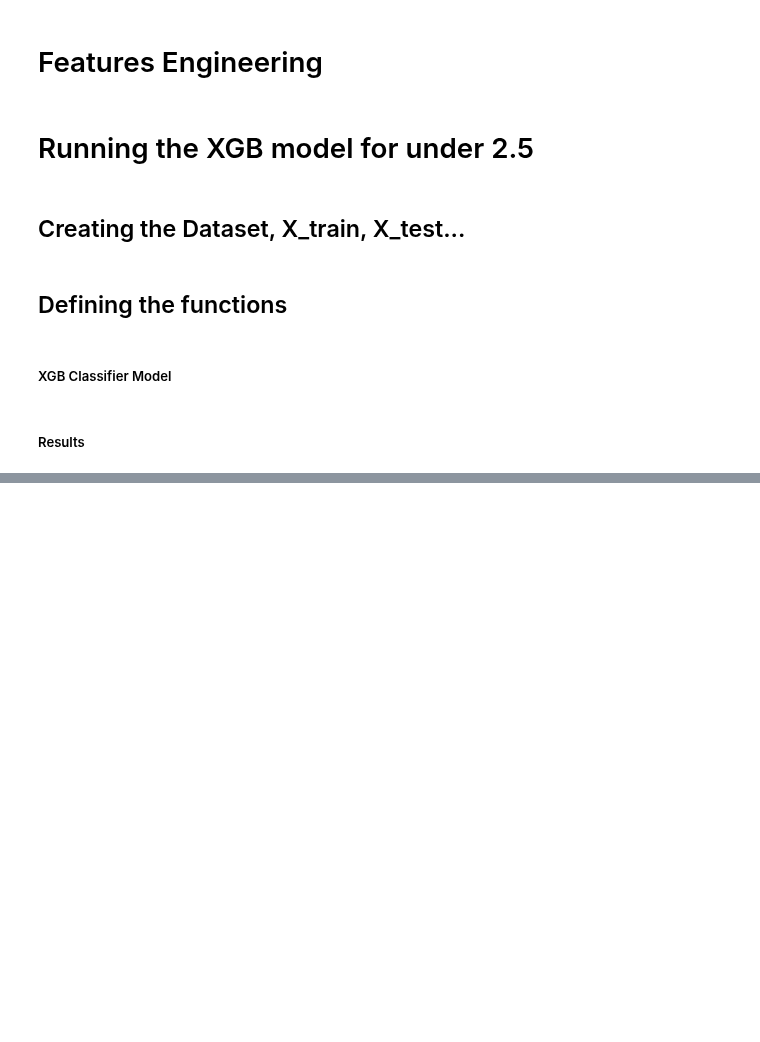
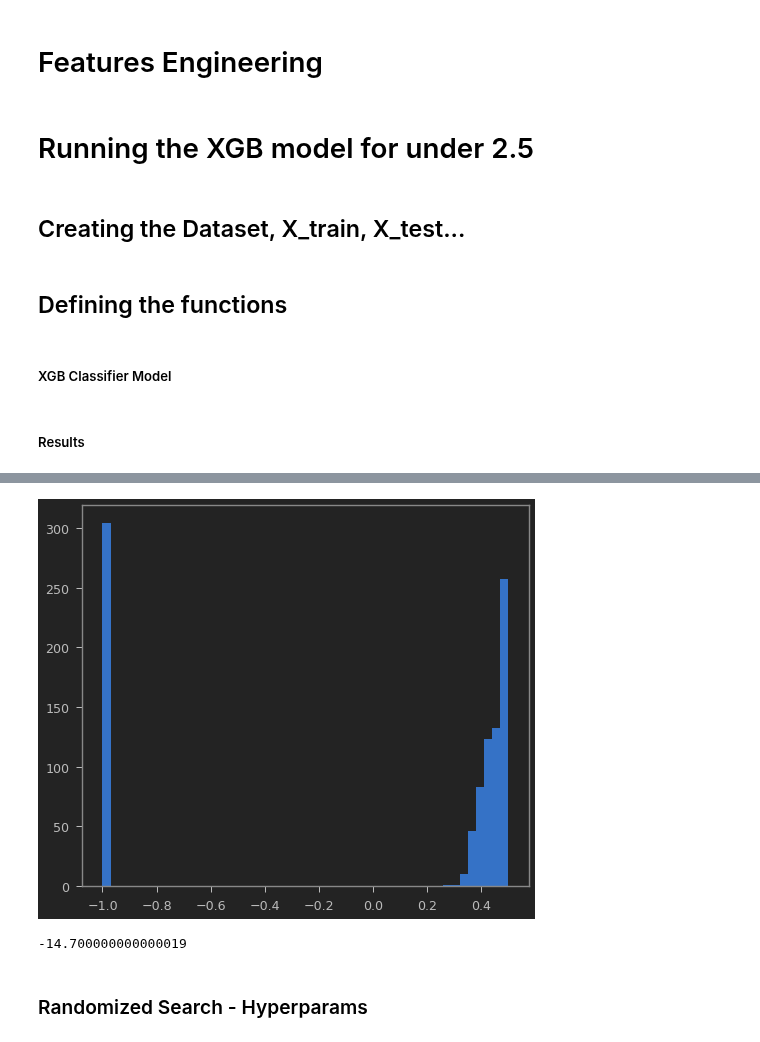
Before and after one commit to rafabertolace/OnThePitch, a Jupyter notebook: notebooks/00 - KGBClassification Model - BASE - 3 years - Pinnacle.ipynb, the cells around one changed output, grey strips where cells are left out. Cells and saved outputs as stored; diff of their text form; code cells hidden in the pictures; blank space fills up the shorter version.

```diff
--- a/notebooks/00 - KGBClassification Model - BASE - 3 years - Pinnacle.ipynb
+++ b/notebooks/00 - KGBClassification Model - BASE - 3 years - Pinnacle.ipynb
@@ -575,0 +756,10 @@ accuracy_test, accuracy_train, precision_train, precision_test
+# %%
+plt.hist(y_train_0[updated_preds==1], bins=50);
+# %% [output]
+[figure, added]
+# %%
+y_train_0[updated_preds==1].sum()
+# %% [output]
+-14.700000000000019
+# %% [markdown]
+### Randomized Search - Hyperparams
```
Also changed, not shown: parts of 28 cells of this notebook, 3 other files.
